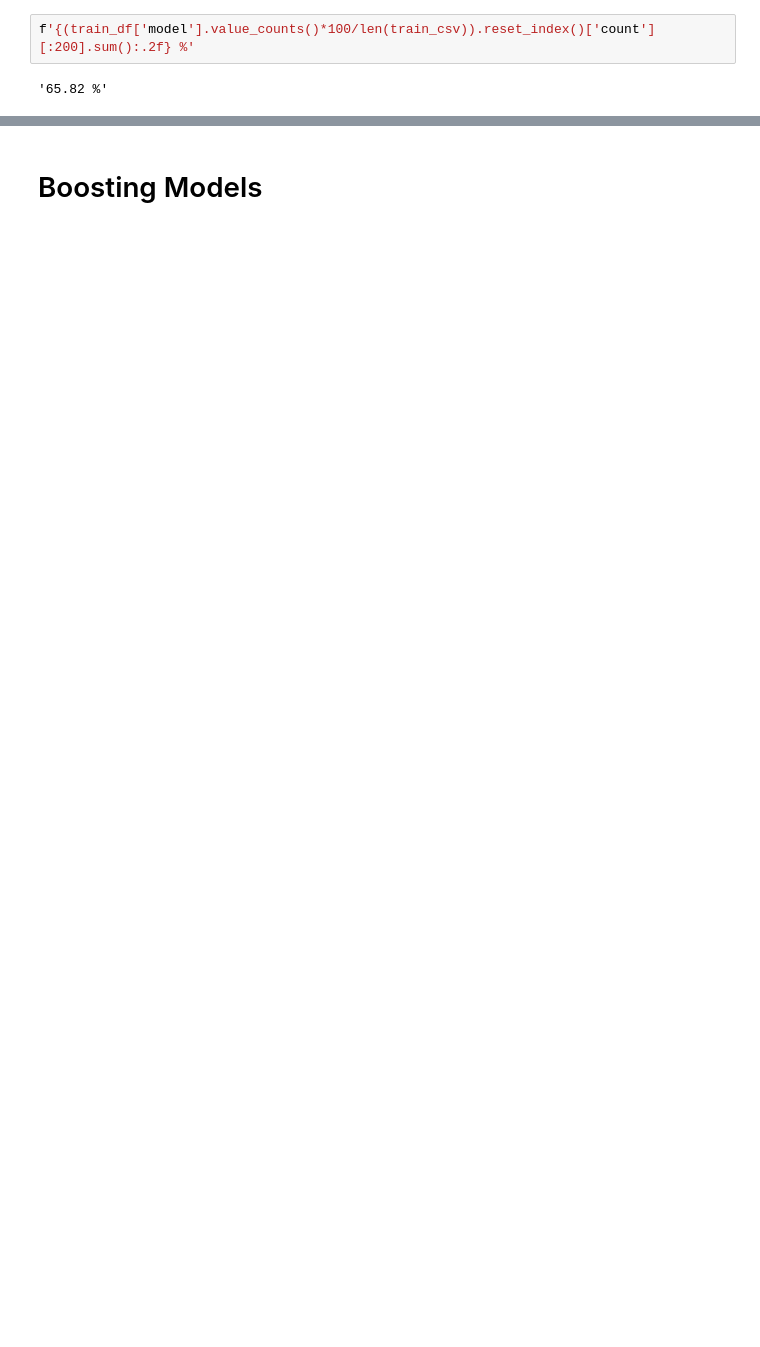
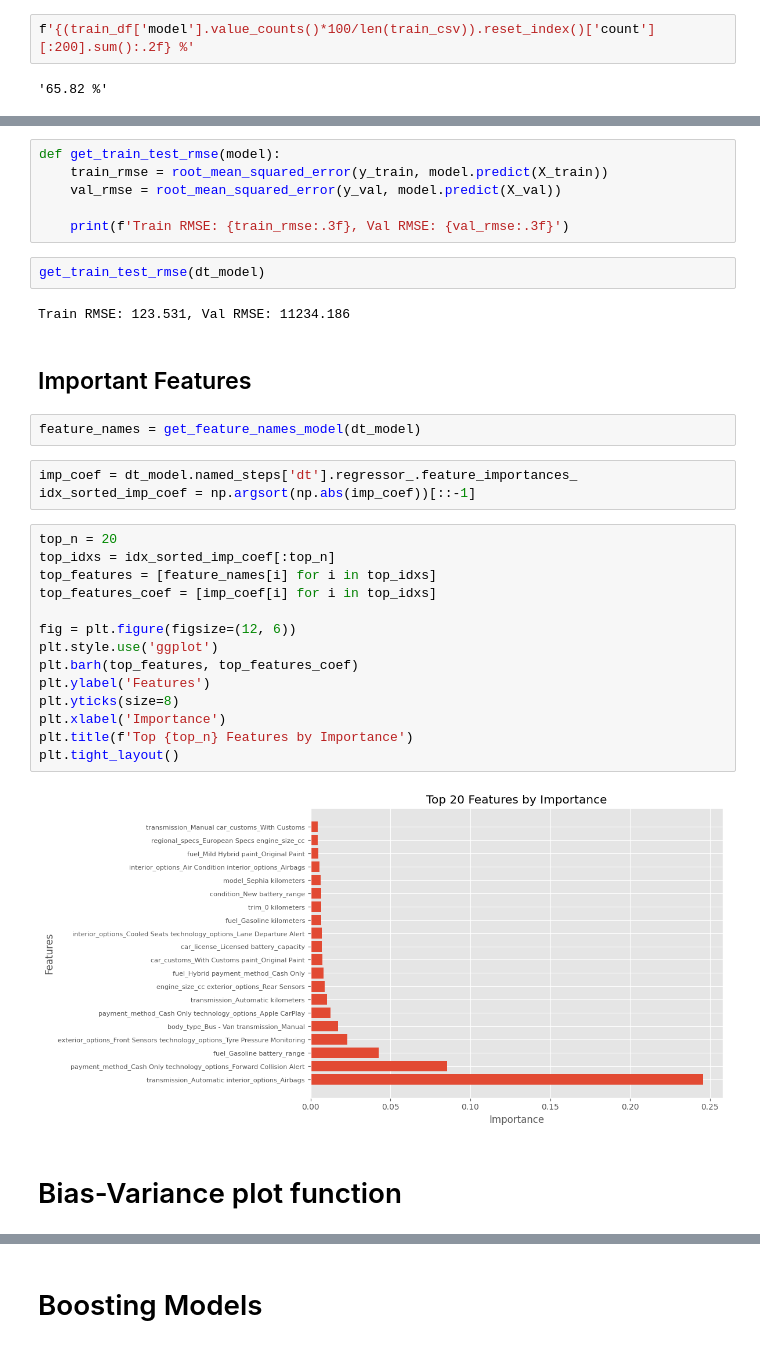
Before and after one commit to abhaykukade/Car-Price-Prediction, a Jupyter notebook: model_evaluation_v2.ipynb, the cells around one changed output, grey strips where cells are left out. Drawn from its saved outputs; the diff is of its cells as text; blank space fills up the shorter version.

```diff
--- a/model_evaluation_v2.ipynb
+++ b/model_evaluation_v2.ipynb
@@ -419,2 +412,37 @@ Pipeline(memory=Memory(location=cache_dir\joblib),
+# %%
+def get_train_test_rmse(model):
+    train_rmse = root_mean_squared_error(y_train, model.predict(X_train))
+    val_rmse = root_mean_squared_error(y_val, model.predict(X_val))
+
+    print(f'Train RMSE: {train_rmse:.3f}, Val RMSE: {val_rmse:.3f}')
+# %%
+get_train_test_rmse(dt_model)
+# %% [output]
+Train RMSE: 123.531, Val RMSE: 11234.186
+# %% [markdown]
+## Important Features
+# %%
+feature_names = get_feature_names_model(dt_model)
+# %%
+imp_coef = dt_model.named_steps['dt'].regressor_.feature_importances_
+idx_sorted_imp_coef = np.argsort(np.abs(imp_coef))[::-1]
+# %%
+top_n = 20
+top_idxs = idx_sorted_imp_coef[:top_n]
+top_features = [feature_names[i] for i in top_idxs]
+top_features_coef = [imp_coef[i] for i in top_idxs]
+
+fig = plt.figure(figsize=(12, 6))
+plt.style.use('ggplot')
+plt.barh(top_features, top_features_coef)
+plt.ylabel('Features')
+plt.yticks(size=8)
+plt.xlabel('Importance')
+plt.title(f'Top {top_n} Features by Importance')
+plt.tight_layout()
+# %% [output]
+[figure, added]
+# %% [markdown]
+# Bias-Variance plot function
 # %%
 def bias_variance_plot(model):
```
Also changed, not shown: parts of 45 cells of this notebook, 1 other file.
